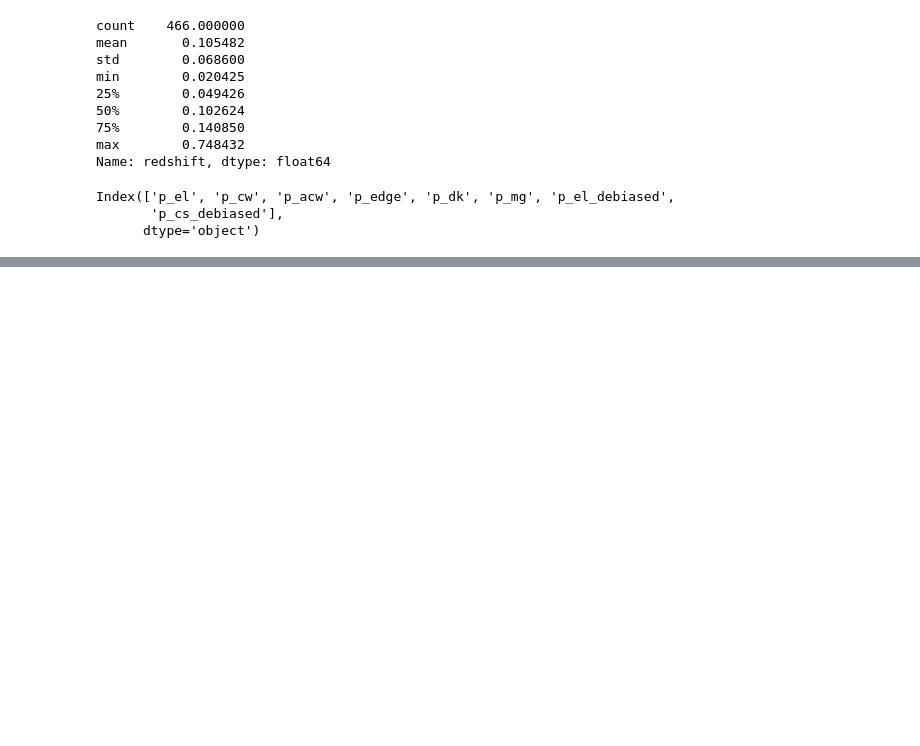
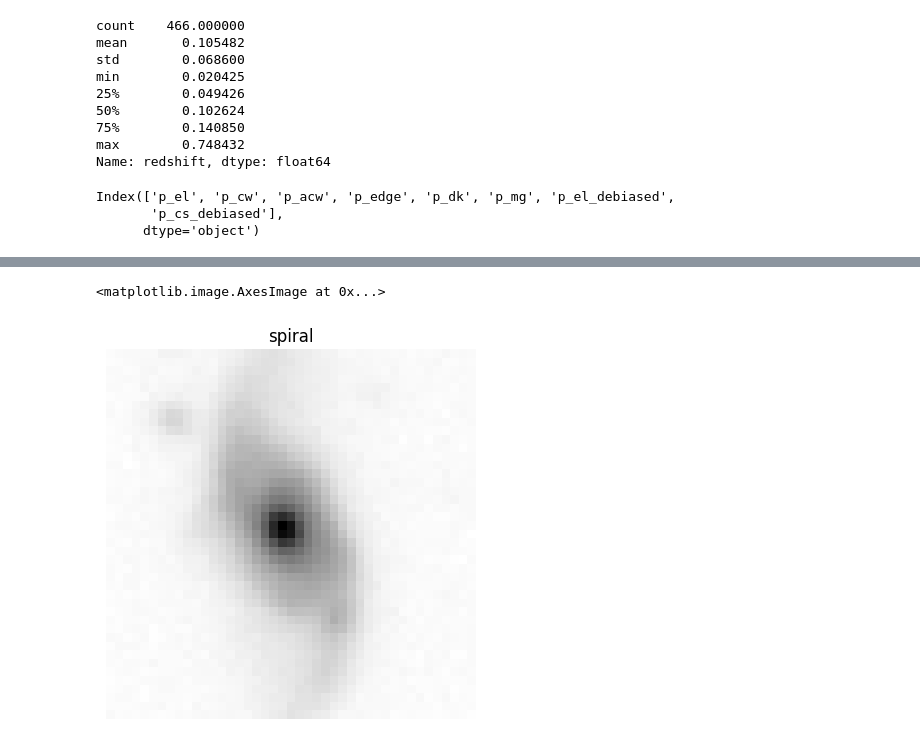
Before and after one commit to tkfritz/astro_images, a Jupyter notebook: galaxy_type_prep.ipynb, the cells around one changed output, grey strips where cells are left out. Saved outputs shown, nothing was run; the diff lists cells and outputs as text; code cells hidden in the pictures; blank space fills up the shorter version.

```diff
--- a/galaxy_type_prep.ipynb
+++ b/galaxy_type_prep.ipynb
@@ -125,0 +407,7 @@ print(df.shape)
+# %%
+plt.axis('off')
+plt.title("spiral")
+plt.imshow(1-cut_out[:,:,169].T,cmap=cm.gray, interpolation='nearest')
+# %% [output]
+<matplotlib.image.AxesImage at 0x...>
+[figure, added]
```
Also changed, not shown: parts of 38 cells of this notebook.
